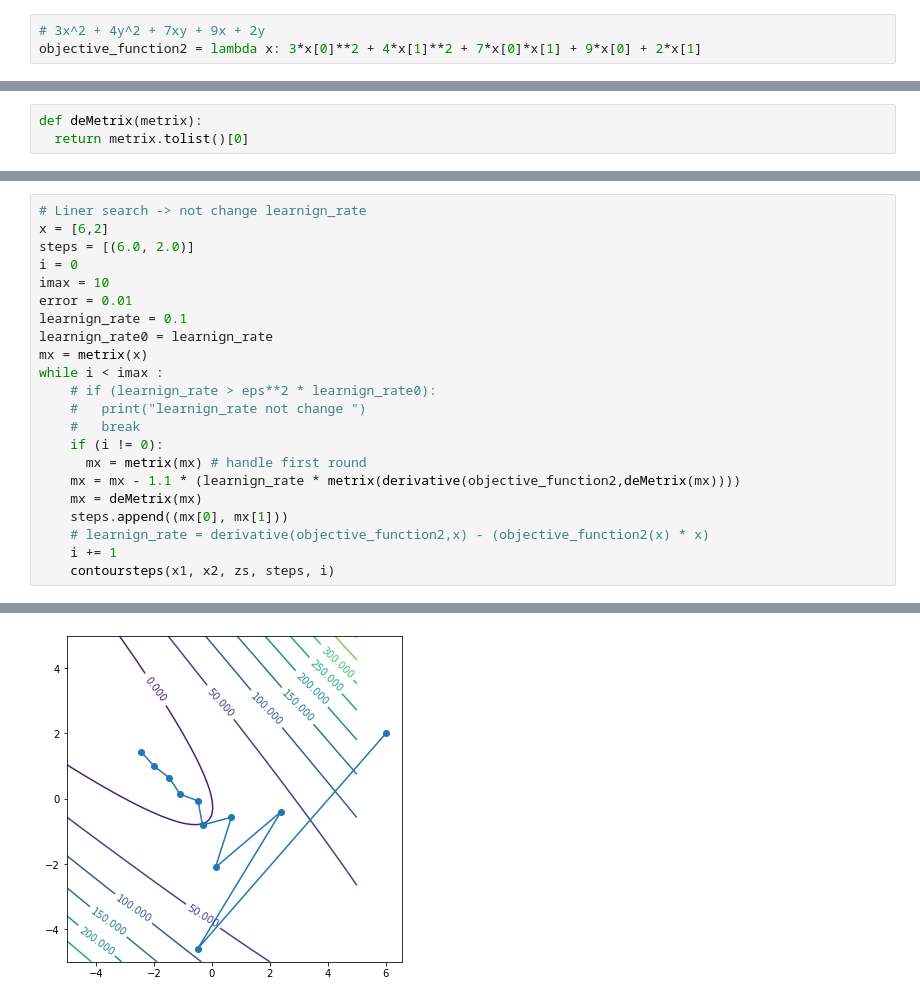
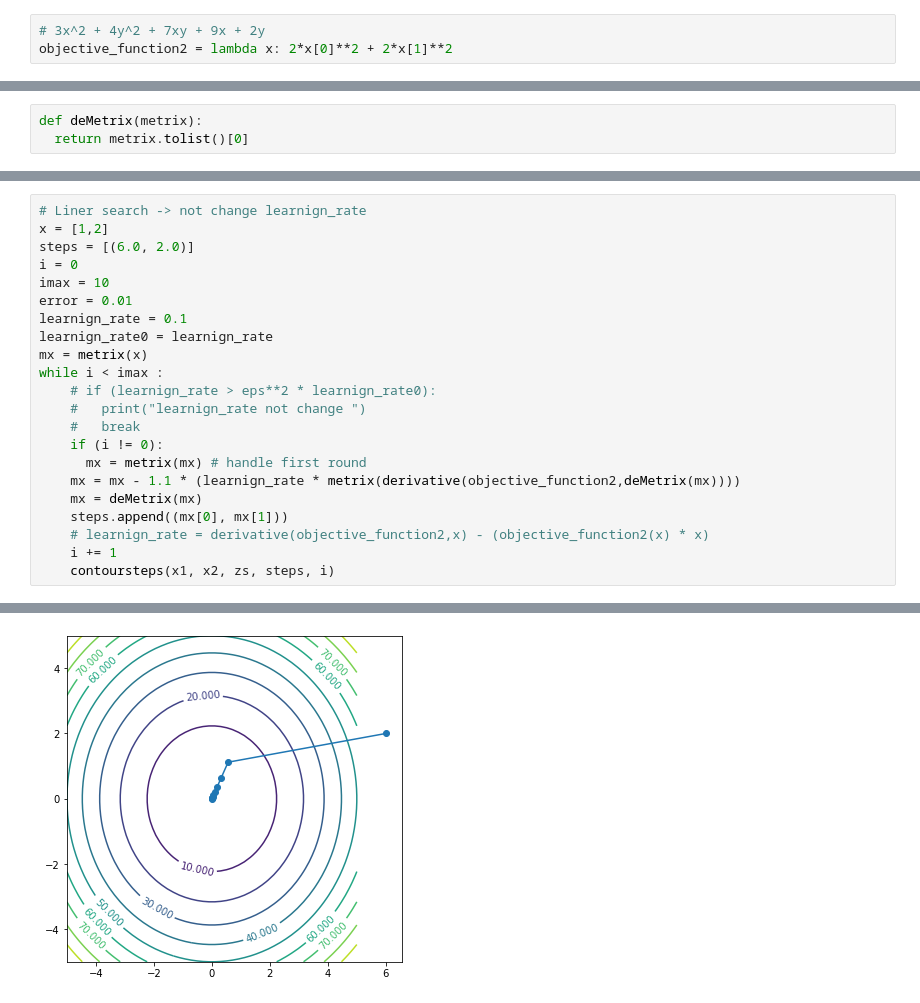
Before and after one commit to Nawapat2541/Multi_Conj_Grad_Desc_Minima, a Jupyter notebook: Multi_Conj_Gradient_Descent_Minima.ipynb, the cells around one changed output, grey strips where cells are left out. Cells and saved outputs as stored; diff of their text form.

```diff
--- a/Multi_Conj_Gradient_Descent_Minima.ipynb
+++ b/Multi_Conj_Gradient_Descent_Minima.ipynb
@@ -7,7 +7,7 @@ from mpl_toolkits.mplot3d import Axes3D
 import itertools
 # %%
 # 3x^2 + 4y^2 + 7xy + 9x + 2y
-objective_function2 = lambda x: 3*x[0]**2 + 4*x[1]**2 + 7*x[0]*x[1] + 9*x[0] + 2*x[1]
+objective_function2 = lambda x: 2*x[0]**2 + 2*x[1]**2
 # %%
 def derivative(input_fuction, x):
   '''
@@ -119,6 +119,6 @@ while i < imax :
 # %%
 # Liner search -> not change learnign_rate
-x = [6,2]
+x = [1,2]
 steps = [(6.0, 2.0)]
 i = 0
 imax = 10
@@ -151 +151 @@ while i < imax :
-[figure, old version]
+[figure, new version]
```
Also changed, not shown: parts of 4 cells of this notebook.
